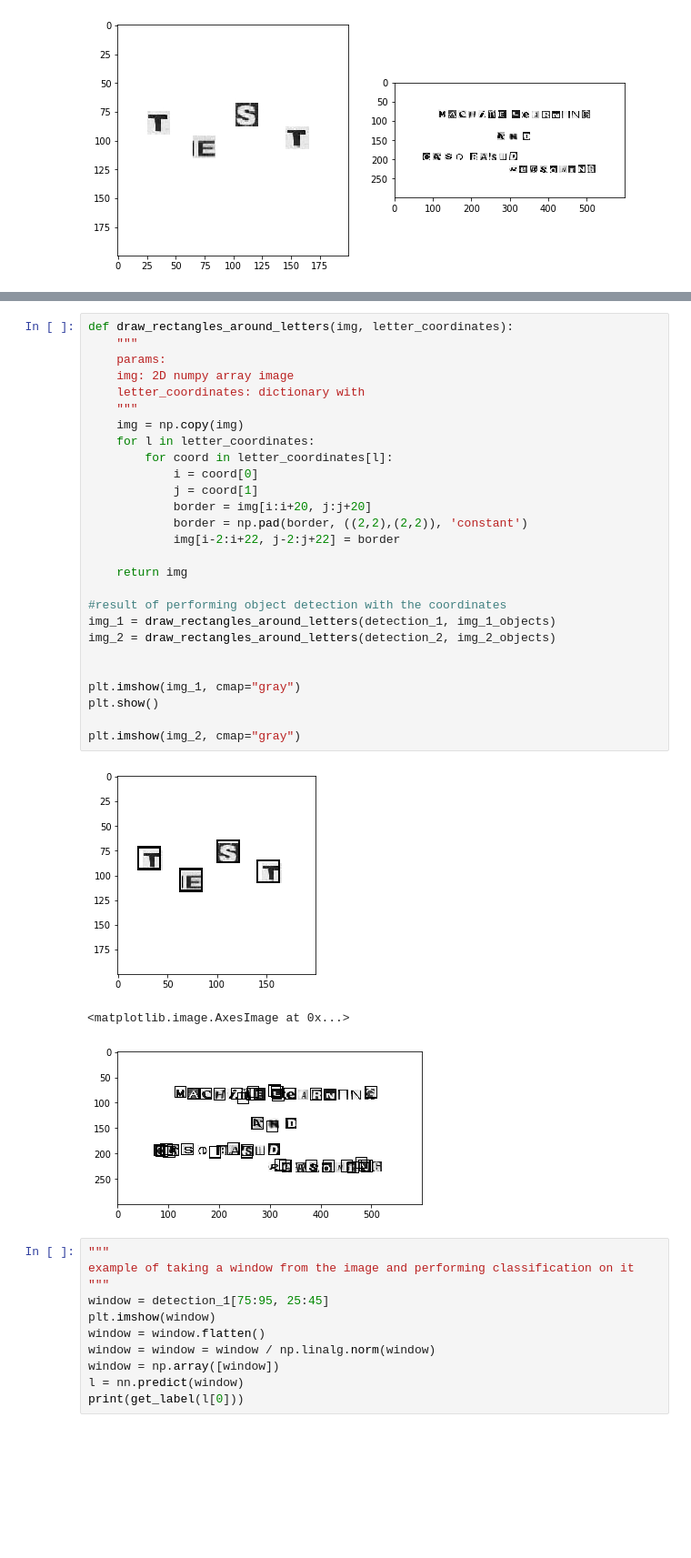
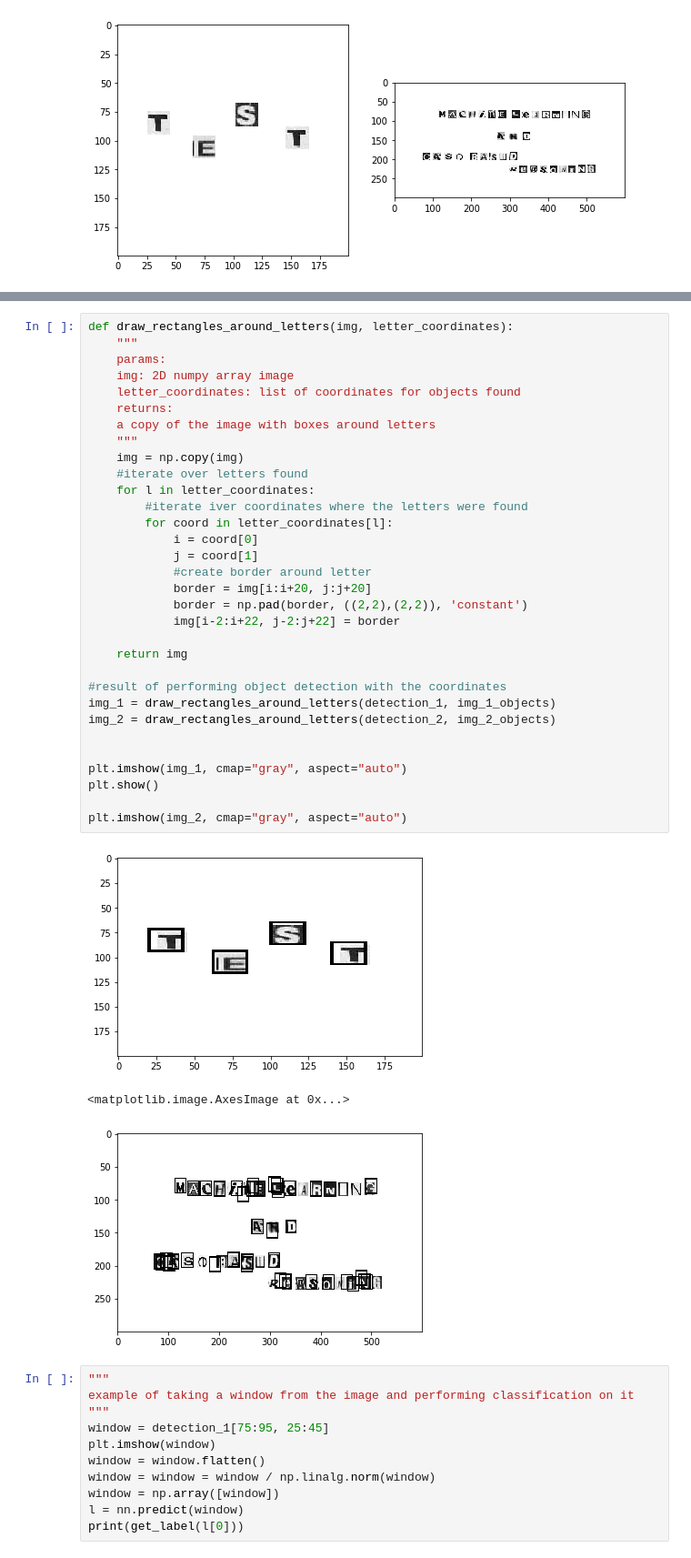
Before and after one commit to VemundFredriksen/TDT4173-Machine-Learning, a Jupyter notebook: Assignment 5/ex_5.ipynb, the cells around one changed output, grey strips where cells are left out. Shown: that part at 91% size. Saved outputs shown, nothing was run; the diff lists cells and outputs as text; blank space fills up the shorter version.

Commit message:
Slightly improved object detection function

```diff
--- a/Assignment 5/ex_5.ipynb
+++ b/Assignment 5/ex_5.ipynb
@@ -109,34 +104,39 @@ img 2
 # %%
 def draw_rectangles_around_letters(img, letter_coordinates):
     """
     params:
     img: 2D numpy array image
-    letter_coordinates: dictionary with
+    letter_coordinates: list of coordinates for objects found
+    returns:
+    a copy of the image with boxes around letters
     """
     img = np.copy(img)
+    #iterate over letters found
     for l in letter_coordinates:
+        #iterate iver coordinates where the letters were found
         for coord in letter_coordinates[l]:
             i = coord[0]
             j = coord[1]
+            #create border around letter
             border = img[i:i+20, j:j+20]
             border = np.pad(border, ((2,2),(2,2)), 'constant')
             img[i-2:i+22, j-2:j+22] = border
 
     return img
 
 #result of performing object detection with the coordinates
 img_1 = draw_rectangles_around_letters(detection_1, img_1_objects)
 img_2 = draw_rectangles_around_letters(detection_2, img_2_objects)
 
 
-plt.imshow(img_1, cmap="gray")
+plt.imshow(img_1, cmap="gray", aspect="auto")
 plt.show()
 
-plt.imshow(img_2, cmap="gray")
+plt.imshow(img_2, cmap="gray", aspect="auto")
 # %% [output]
-[figure, old version]
+[figure, new version]
 <matplotlib.image.AxesImage at 0x...>
-[figure, old version]
+[figure, new version]
 # %%
 """
 example of taking a window from the image and performing classification on it
```
Also changed, not shown: parts of 2 cells of this notebook.
